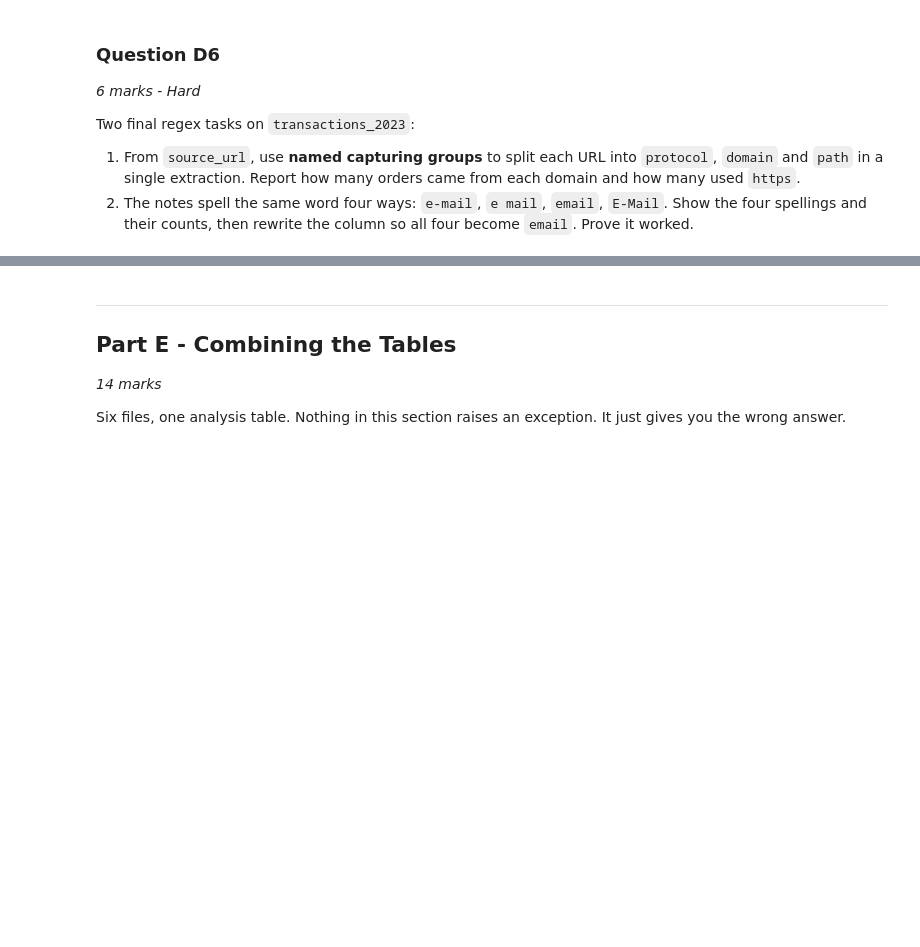
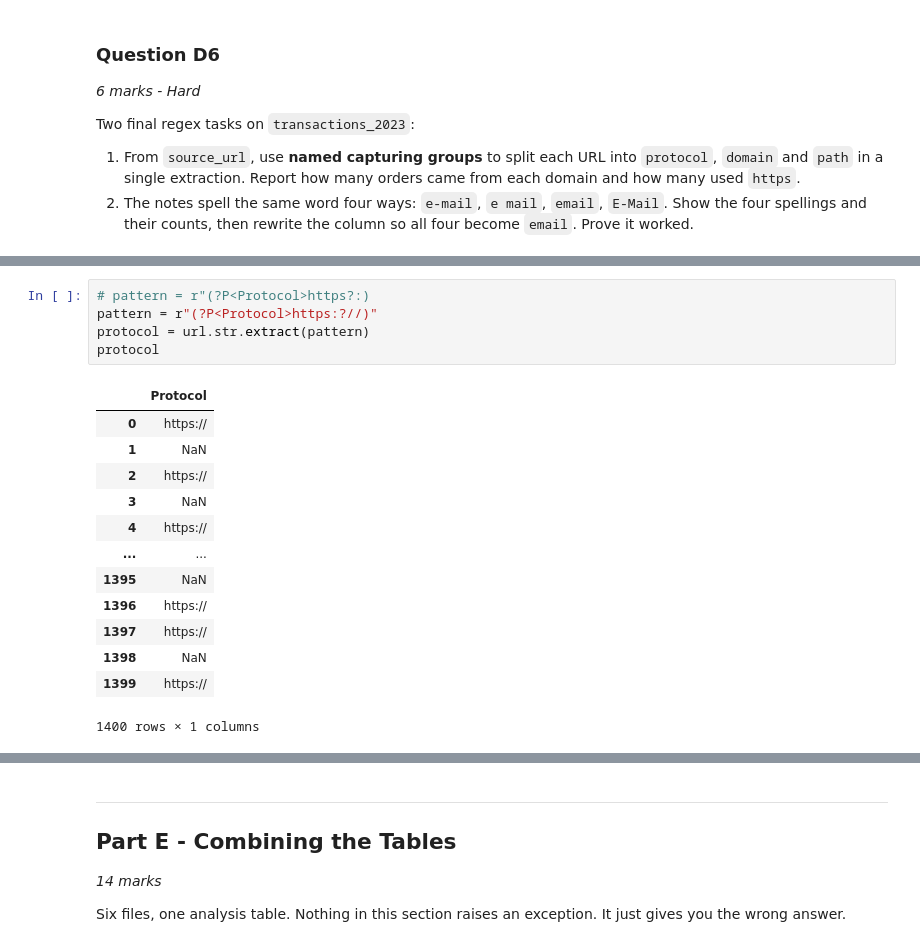
Before and after one commit to MoeedKhan-AMK/Applied-Data-Science, a Jupyter notebook: Grand Test/Grand Test Pandas RE/Grand Test Pandas RE/Question_Paper.ipynb, the cells around one changed output, grey strips where cells are left out. Cells and saved outputs as stored; diff of their text form; blank space fills up the shorter version.

```diff
--- a/Grand Test/Grand Test Pandas RE/Grand Test Pandas RE/Question_Paper.ipynb
+++ b/Grand Test/Grand Test Pandas RE/Grand Test Pandas RE/Question_Paper.ipynb
@@ -912,0 +961,19 @@ Two final regex tasks on `transactions_2023`:
+# %%
+# pattern = r"(?P<Protocol>https?:)
+pattern = r"(?P<Protocol>https:?//)"
+protocol = url.str.extract(pattern)
+protocol
+# %% [output]
+|  | Protocol |
+| 0 | https:// |
+| 1 | NaN |
+| 2 | https:// |
+| 3 | NaN |
+| 4 | https:// |
+| ... | ... |
+| 1395 | NaN |
+| 1396 | https:// |
+| 1397 | https:// |
+| 1398 | NaN |
+| 1399 | https:// |
+1400 rows × 1 columns
```
Also changed, not shown: parts of 15 cells of this notebook.
